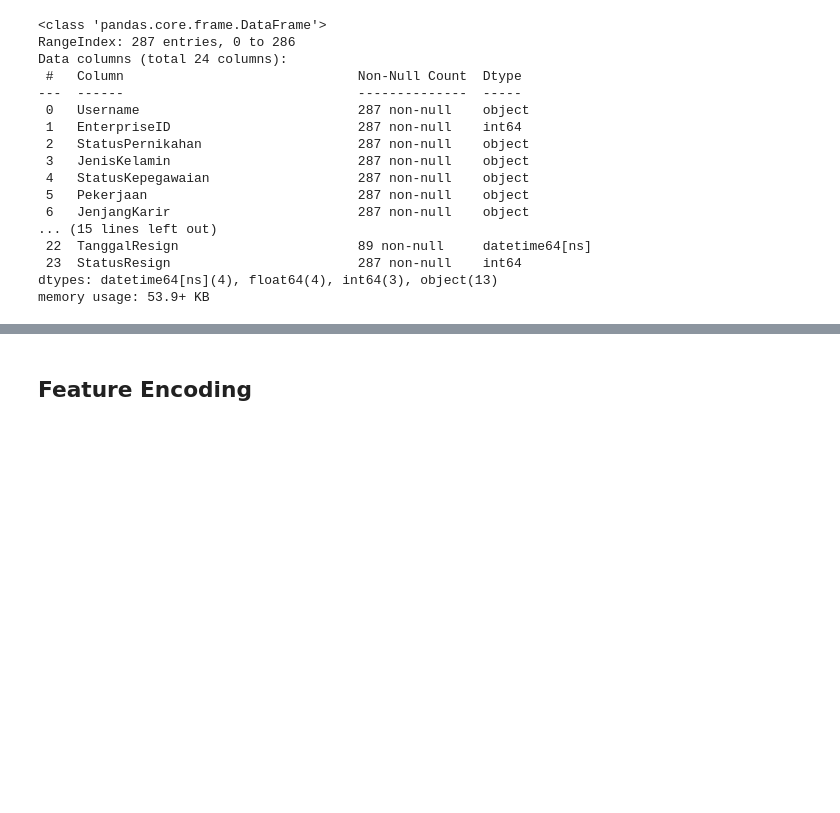
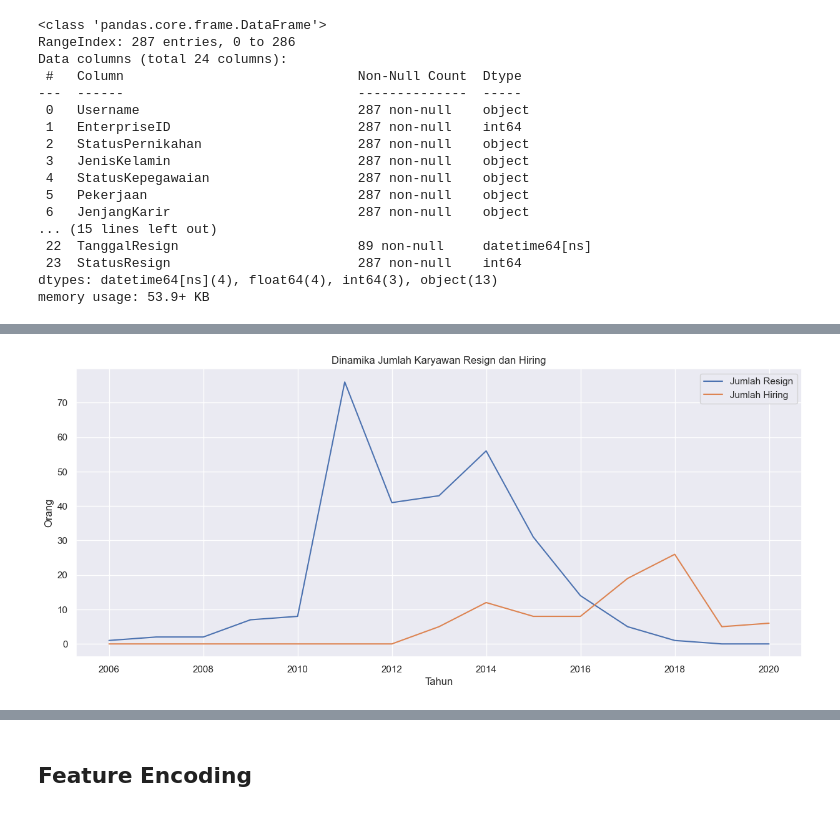
Before and after one commit to jedijm/Improving-Employee-Retention-using-Machine-Learning, a Jupyter notebook: Improving Employee Retention.ipynb, the cells around one changed output, grey strips where cells are left out. Saved outputs shown, nothing was run; the diff lists cells and outputs as text; code cells hidden in the pictures; blank space fills up the shorter version.

```diff
--- a/Improving Employee Retention.ipynb
+++ b/Improving Employee Retention.ipynb
@@ -462,0 +478,12 @@ df_pre.sample(4)
+# %%
+df_vis['TahunHiring'] = df_vis['TanggalHiring'].dt.year
+
+df_vis['TahunResign'] = df_vis['TanggalResign'].dt.year
+# %%
+TotalResign = df_vis.groupby('TahunHiring')[['Username']].count().reset_index()
+TotalHiring = df_vis.groupby('TahunResign')[['Username']].count().reset_index()
+# %%
+TotalResign.columns=['Tahun','JumlahResign']
+TotalHiring.columns=['Tahun','JumlahHiring']
+
+TotalHiring
@@ -462,0 +500,10 @@ df_pre.sample(4)
+# %%
+HumanResources = TotalResign.merge(TotalHiring, how = 'outer')
+HumanResources.fillna(0,inplace=True)
+HumanResources['Selisih'] = HumanResources['JumlahHiring'] - HumanResources['JumlahResign']
+
+for col in HumanResources.columns:
+    HumanResources[col] = HumanResources[col].astype(int)
+
+# HumanResources['Tahun'] =  HumanResources['Tahun'].astype(int)
+HumanResources
@@ -462,0 +527,24 @@ df_pre.sample(4)
+# %%
+sns.set(style="darkgrid")
+
+# Create the time series plot with two lines
+plt.figure(figsize=(15, 6))  # Adjust the figure size as needed
+
+# Plot the first line
+sns.lineplot(x='Tahun', y='JumlahResign', data=HumanResources, label='Jumlah Resign')
+
+# Plot the second line
+sns.lineplot(x='Tahun', y='JumlahHiring', data=HumanResources, label='Jumlah Hiring')
+
+# Add labels and title
+plt.xlabel('Tahun')
+plt.ylabel('Orang')
+plt.title('Dinamika Jumlah Karyawan Resign dan Hiring')
+
+# Show legend
+plt.legend()
+
+# Show the plot
+plt.show()
+# %% [output]
+[figure, added]
```
Also changed, not shown: parts of 32 cells of this notebook.
